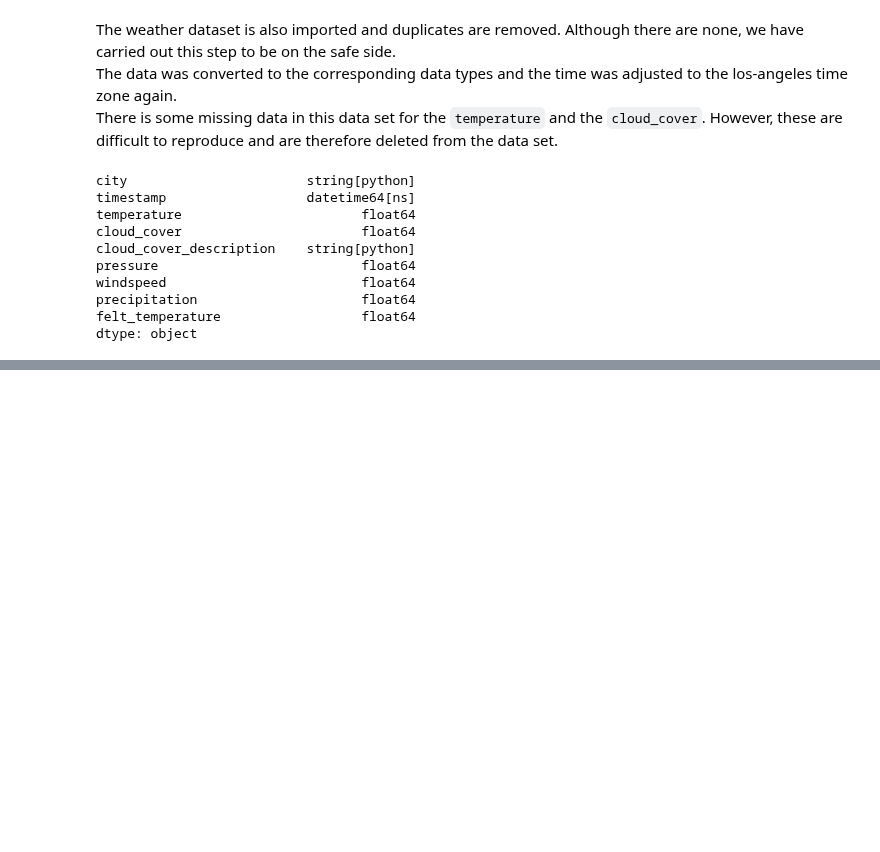
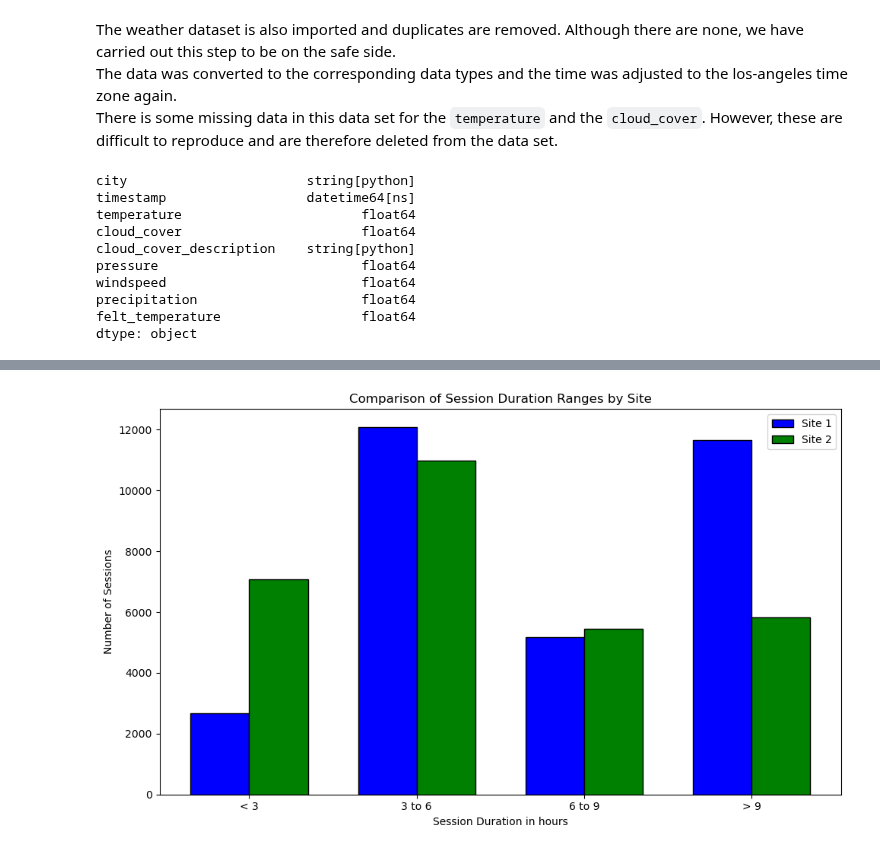
Before and after one commit to Zeyd263/DataDynamos, a Jupyter notebook: Preprocessing.ipynb, the cells around one changed output, grey strips where cells are left out. Drawn from its saved outputs; the diff is of its cells as text; code cells hidden in the pictures; blank space fills up the shorter version.

```diff
--- a/Preprocessing.ipynb
+++ b/Preprocessing.ipynb
@@ -247,0 +360,45 @@ dtype: object
+# %%
+data_1['duration_category'] = pd.cut(
+    data_1['session_duration'],
+    bins=[0, 2, 7, 9, float('inf')],
+    labels=['< 3 ', '3 to 6', '6 to 9', '> 9'],
+    right=False
+)
+
+data_2['duration_category'] = pd.cut(
+    data_2['session_duration'],
+    bins=[0, 2, 7, 9, float('inf')],
+    labels=['< 3 ', '3 to 6', '6 to 9', '> 9'],
+    right=False
+)
+
+# Count sessions by duration category for each site
+duration_counts_1 = data_1['duration_category'].value_counts().reindex(['< 3 ', '3 to 6', '6 to 9', '> 9'], fill_value=0)
+duration_counts_2 = data_2['duration_category'].value_counts().reindex(['< 3 ', '3 to 6', '6 to 9', '> 9'], fill_value=0)
+# %%
+# Creating the figure and axes
+fig, ax = plt.subplots(figsize=(10, 6))
+
+# Define the width of the bars
+bar_width = 0.35
+
+# Define the position of the bars
+index = range(len(duration_counts_1))
+
+# Plot the bars for Site 1 and Site 2 next to each other
+bar1 = ax.bar(index, duration_counts_1, bar_width, label='Site 1', color='blue', edgecolor='black')
+bar2 = ax.bar([i + bar_width for i in index], duration_counts_2, bar_width, label='Site 2', color='green', edgecolor='black')
+
+# Set labels and title
+ax.set_xlabel('Session Duration in hours')
+ax.set_ylabel('Number of Sessions')
+ax.set_title('Comparison of Session Duration Ranges by Site')
+ax.set_xticks([i + bar_width / 2 for i in index])
+ax.set_xticklabels(['< 3', '3 to 6', '6 to 9', '> 9'])
+ax.legend()
+
+# Display the plot
+plt.tight_layout()
+plt.show()
+# %% [output]
+[figure, added]
```
Also changed, not shown: parts of 10 cells of this notebook.
